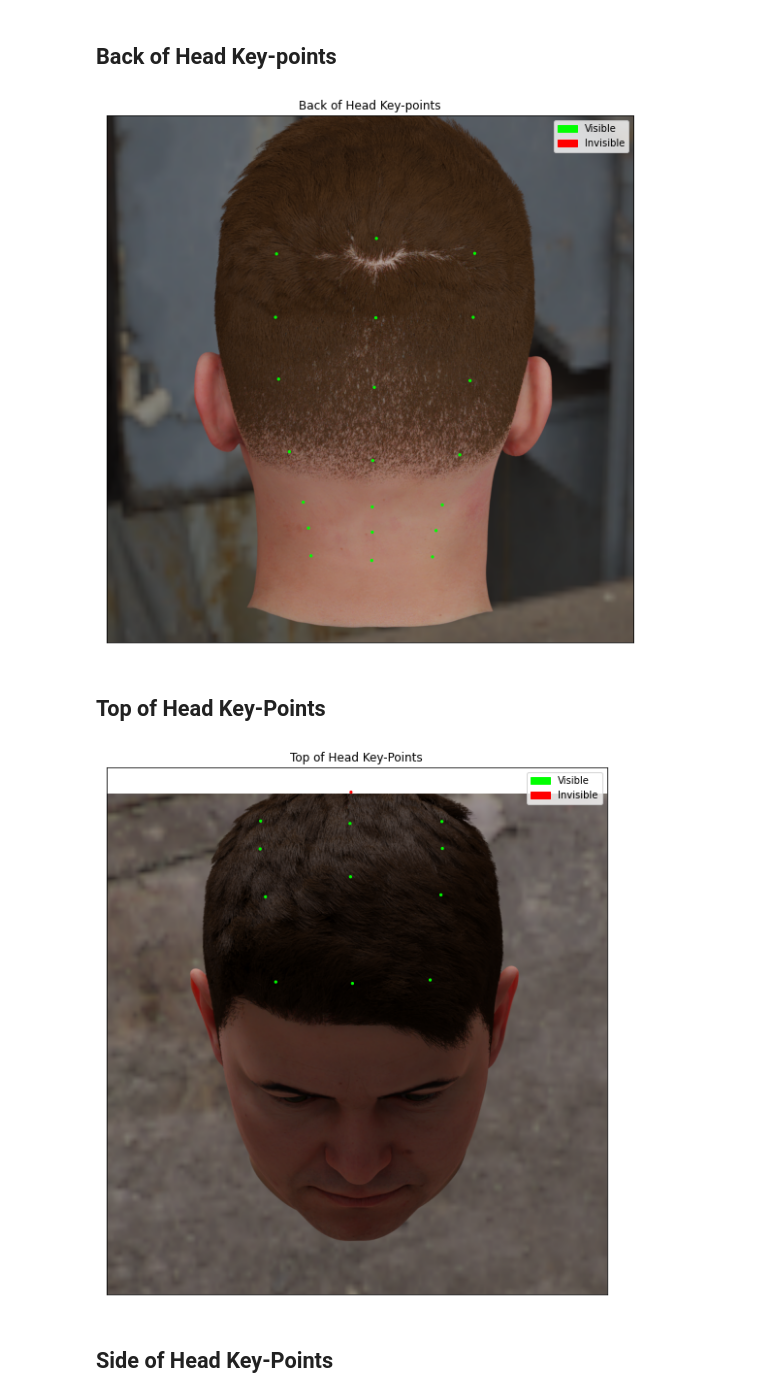
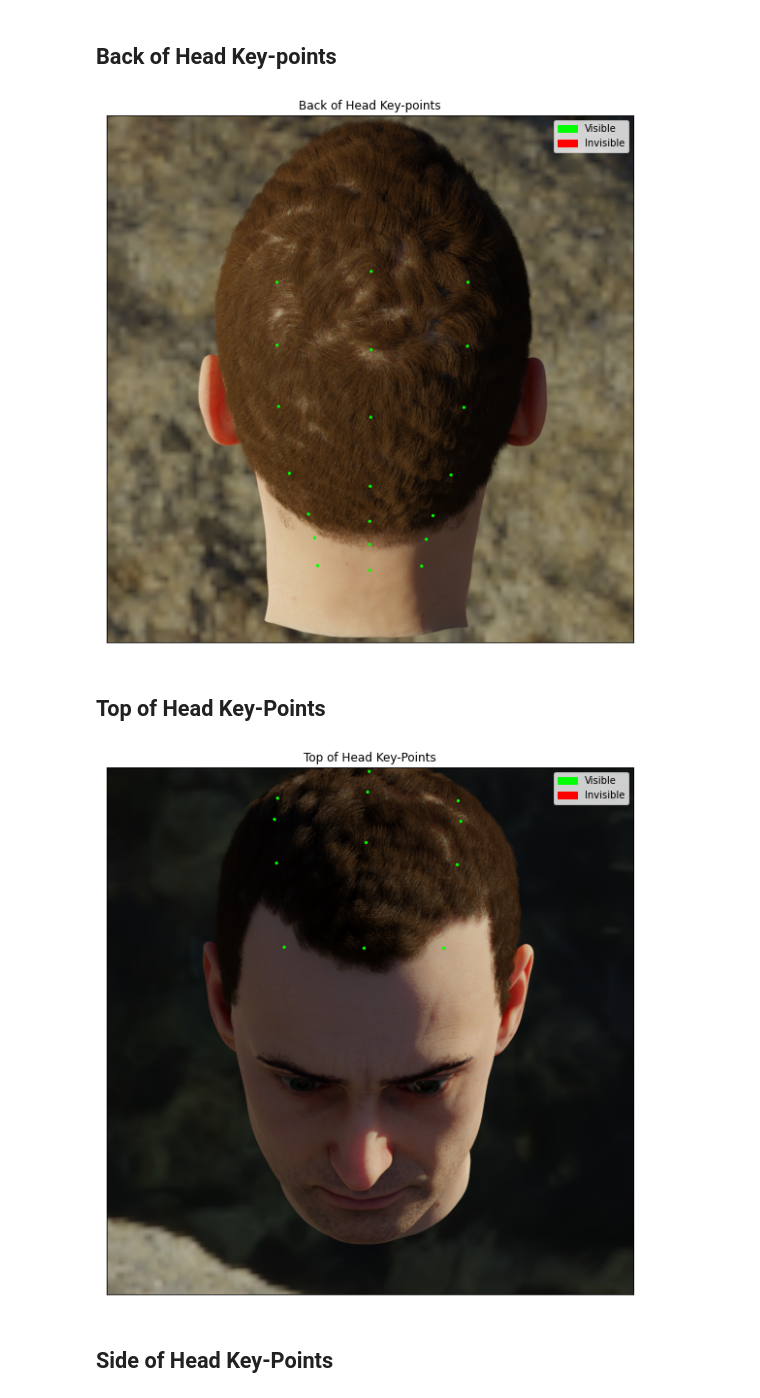
Before and after one commit to DatagenTech/dgutils, a Jupyter notebook: Notebooks/head_ear_keypoints.ipynb, the cells around one changed output. Cells and saved outputs as stored; diff of their text form; code cells hidden in the pictures.

Commit message:
Better Dataset for head and ear keypoints HIC cuboids for human

```diff
--- a/Notebooks/head_ear_keypoints.ipynb
+++ b/Notebooks/head_ear_keypoints.ipynb
@@ -9,12 +9,12 @@ from dghelpers import show_keepoints
 ## Ear Key-points
 # %%
 #load a dataset of 3 environments from Data3 directory
-ds = datagen.load('../Data2')
+ds = datagen.load('../Data2',)
 #select the first scene in the dataset by index
-datapoint = ds[5]
+datapoint = ds[3]
 ear_key_points = datapoint.keypoints.ear.right.coords_2d
 ear_visible_flags = datapoint.keypoints.ear.right.is_visible
 
 #plot the RGB or "visible_spectrum" image along with the 2d keypoints.
-show_keepoints(datapoint.visible_spectrum,ear_key_points,ear_visible_flags,'Ear Key-points')
+show_keypoints(datapoint.visible_spectrum,ear_key_points,ear_visible_flags,'Ear Key-points')
 # %% [output]
@@ -24,25 +24,25 @@ show_keepoints(datapoint.visible_spectrum,ear_key_points,ear_visible_flags,'Ear
 # %%
 #plot the back of head key points
 #select the second scene in the dataset by index
-datapoint = ds[7]
+datapoint = ds[2]
 back_head_keypoints = datapoint.keypoints.head.back.coords_2d
 back_head_visible_flags = datapoint.keypoints.head.back.is_visible
 
 #plot the RGB or "visible_spectrum" image along with the 2d keypoints.
-show_keepoints(datapoint.visible_spectrum,back_head_keypoints,back_head_visible_flags,'Back of Head Key-points')
+show_keypoints(datapoint.visible_spectrum,back_head_keypoints,back_head_visible_flags,'Back of Head Key-points')
 # %% [output]
-[figure, old version]
+[figure, new version]
 # %% [markdown]
 ## Top of Head Key-Points
 # %%
-datapoint = ds[2]
+datapoint = ds[4]
 top_head_keypoints = datapoint.keypoints.head.top.coords_2d
 top_head_visible_flags = datapoint.keypoints.head.top.is_visible
 
 #plot the RGB or "visible_spectrum" image along with the 2d keypoints.
-show_keepoints(datapoint.visible_spectrum,top_head_keypoints,top_head_visible_flags,'Top of Head Key-Points')
+show_keypoints(datapoint.visible_spectrum,top_head_keypoints,top_head_visible_flags,'Top of Head Key-Points')
 # %% [output]
-[figure, old version]
+[figure, new version]
 # %% [markdown]
 ## Side of Head Key-Points
 # %%
```
Also changed, not shown: parts of 3 cells of this notebook, 1 other file.
